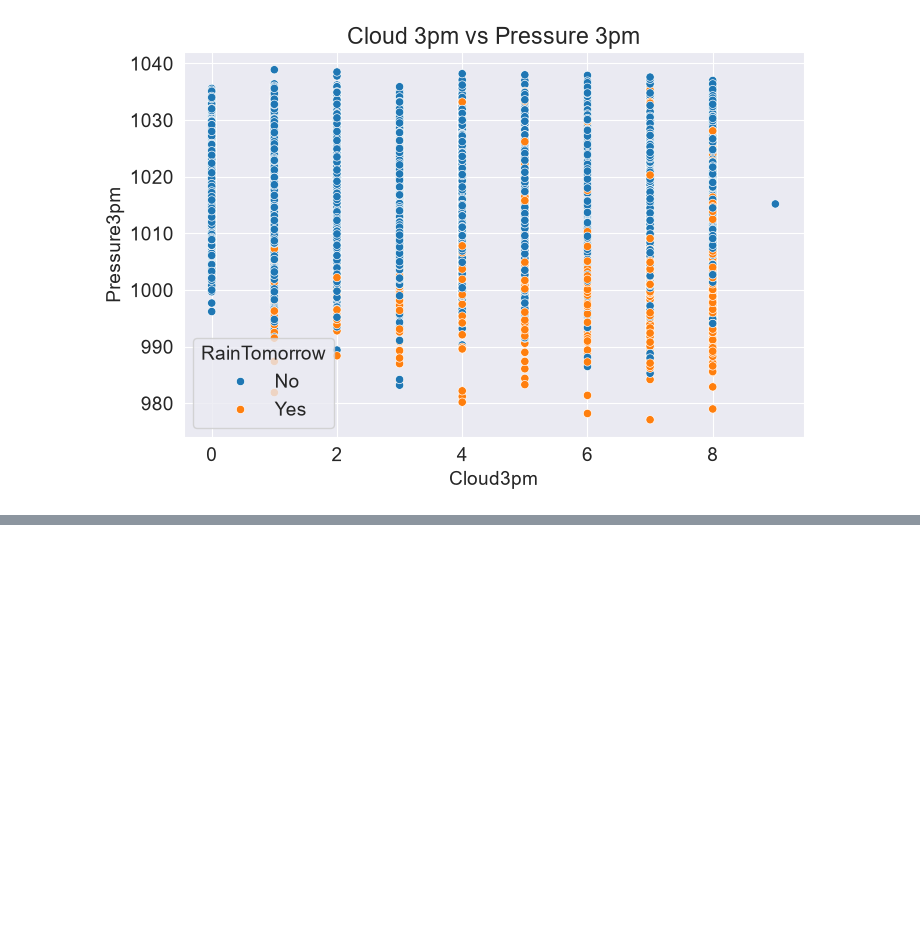
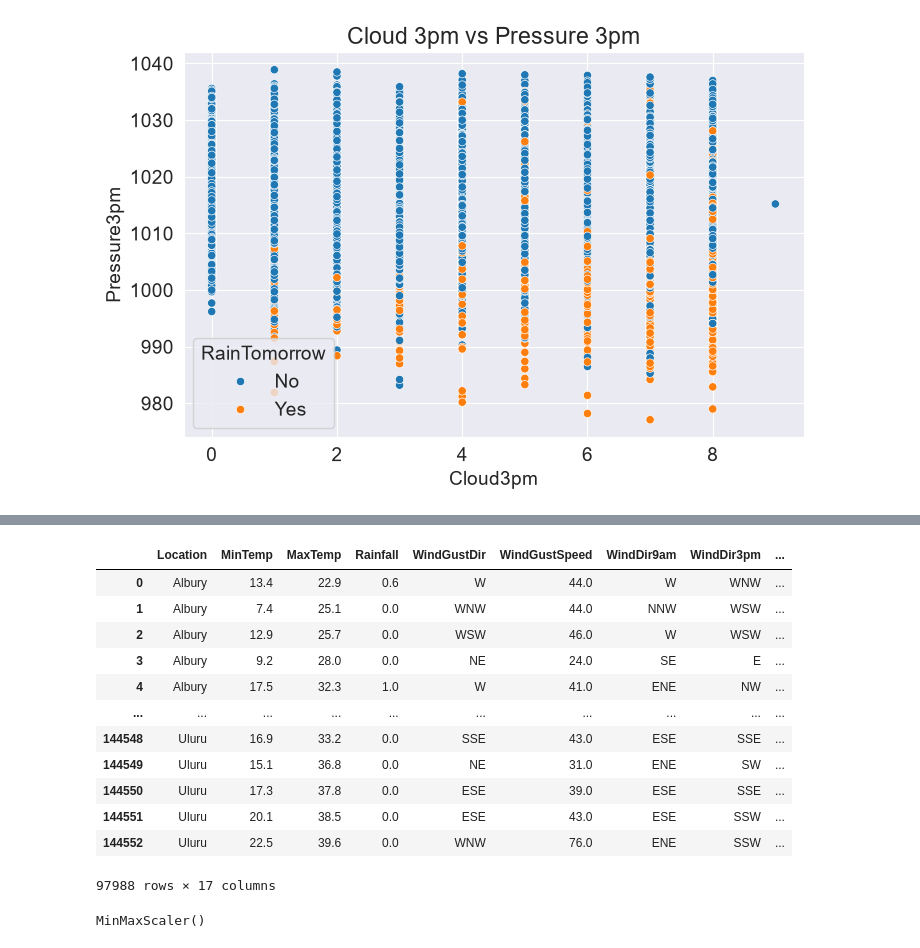
Before and after one commit to naren1003/Rain_in_aus, a Jupyter notebook: notebooks/Rain_in_aus.ipynb, the cells around one changed output, grey strips where cells are left out. Drawn from its saved outputs; the diff is of its cells as text; code cells hidden in the pictures; blank space fills up the shorter version.

```diff
--- a/notebooks/Rain_in_aus.ipynb
+++ b/notebooks/Rain_in_aus.ipynb
@@ -142,0 +175,8 @@ Text(0.5, 1.0, 'Cloud 3pm vs Pressure 3pm')
+# %%
+year = pd.to_datetime(raw_df.Date).dt.year
+
+train_df = raw_df[year<2015]
+val_df = raw_df[year == 2015]
+test_df = raw_df[year > 2015]
+
+# optional step for dates or time line split like this
@@ -142,0 +191,5 @@ Text(0.5, 1.0, 'Cloud 3pm vs Pressure 3pm')
+# %%
+input_cols = list(train_df.columns)[1:-1]
+target_col = 'RainTomorrow'
+
+#7. define input and target cols
@@ -142,0 +216,3 @@ Text(0.5, 1.0, 'Cloud 3pm vs Pressure 3pm')
+# %%
+train_input = train_df[input_cols].copy()
+train_target = train_df[target_col].copy()
@@ -142,0 +252,15 @@ Text(0.5, 1.0, 'Cloud 3pm vs Pressure 3pm')
+# %%
+train_input = train_input.drop(
+    ['Evaporation', 'Sunshine', 'Cloud3pm', 'Cloud9am'],
+    axis=1
+)
+val_input = val_input.drop(
+    ['Evaporation', 'Sunshine', 'Cloud3pm', 'Cloud9am'],
+    axis=1
+)
+test_input = test_input.drop(
+    ['Evaporation', 'Sunshine', 'Cloud3pm', 'Cloud9am'],
+    axis=1
+)
+
+#9. drop cols where more than 50% of data is missing
@@ -142,0 +312,16 @@ Text(0.5, 1.0, 'Cloud 3pm vs Pressure 3pm')
+# %%
+train_input
+# %% [output]
+|  | Location | MinTemp | MaxTemp | Rainfall | WindGustDir | WindGustSpeed | WindDir9am | WindDir3pm | ... |
+| 0 | Albury | 13.4 | 22.9 | 0.6 | W | 44.0 | W | WNW | ... |
+| 1 | Albury | 7.4 | 25.1 | 0.0 | WNW | 44.0 | NNW | WSW | ... |
+| 2 | Albury | 12.9 | 25.7 | 0.0 | WSW | 46.0 | W | WSW | ... |
+| 3 | Albury | 9.2 | 28.0 | 0.0 | NE | 24.0 | SE | E | ... |
+| 4 | Albury | 17.5 | 32.3 | 1.0 | W | 41.0 | ENE | NW | ... |
+| ... | ... | ... | ... | ... | ... | ... | ... | ... | ... |
+| 144548 | Uluru | 16.9 | 33.2 | 0.0 | SSE | 43.0 | ESE | SSE | ... |
+| 144549 | Uluru | 15.1 | 36.8 | 0.0 | NE | 31.0 | ENE | SW | ... |
+| 144550 | Uluru | 17.3 | 37.8 | 0.0 | ESE | 39.0 | ESE | SSE | ... |
+| 144551 | Uluru | 20.1 | 38.5 | 0.0 | ESE | 43.0 | ESE | SSW | ... |
+| 144552 | Uluru | 22.5 | 39.6 | 0.0 | WNW | 76.0 | ENE | SSW | ... |
+97988 rows × 17 columns
@@ -142,0 +334,9 @@ Text(0.5, 1.0, 'Cloud 3pm vs Pressure 3pm')
+# %%
+from sklearn.preprocessing import MinMaxScaler
+
+scaler = MinMaxScaler()
+scaler.fit(raw_df[numeric_cols])
+
+#11. scale numeric cols 0-1 or -1 - 1
+# %% [output]
+MinMaxScaler()
```
Also changed, not shown: parts of 23 cells of this notebook.
